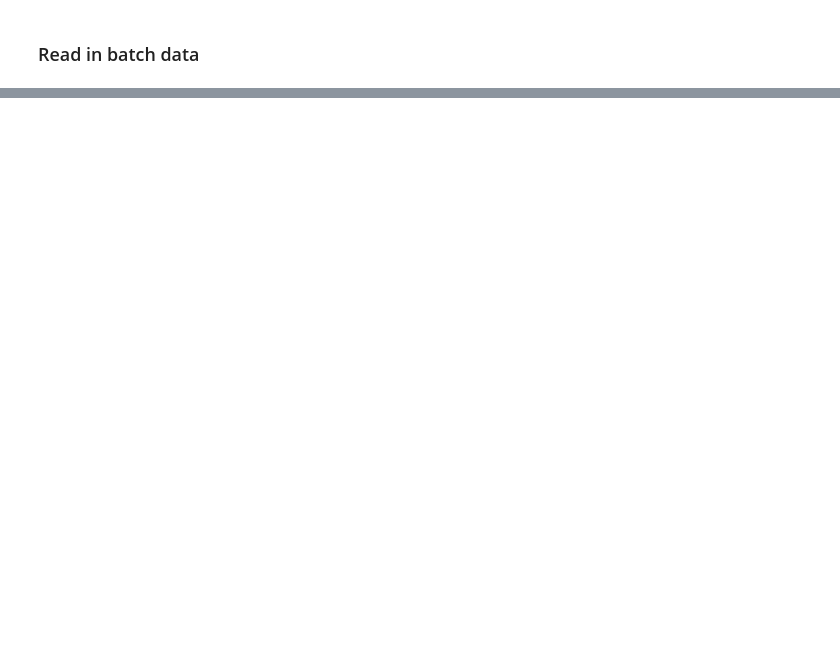
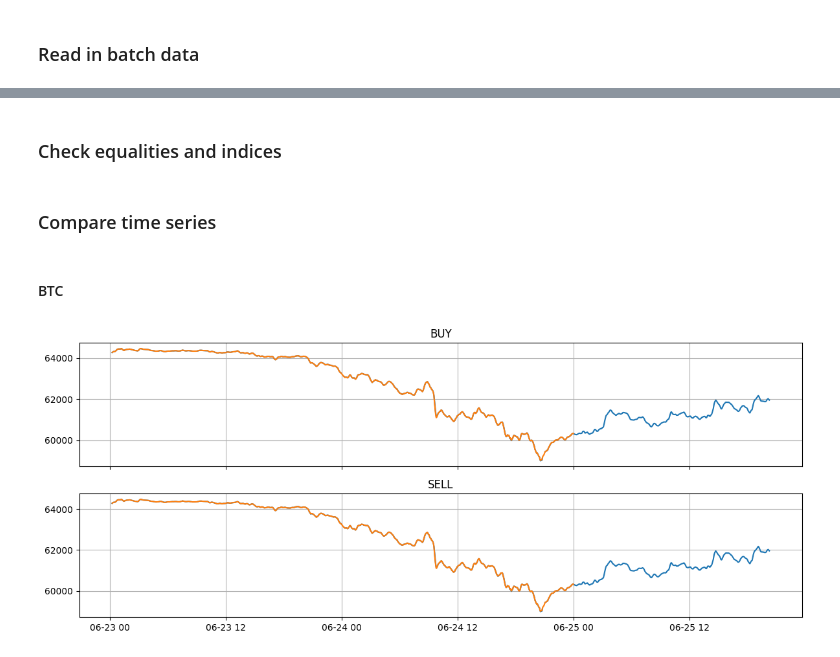
Before and after one commit to evnchw/charadrius, a Jupyter notebook: notebooks/market_trades/summary.ipynb, the cells around one changed output, grey strips where cells are left out. Saved outputs shown, nothing was run; the diff lists cells and outputs as text; code cells hidden in the pictures; blank space fills up the shorter version.

Commit message:
compare market trades

```diff
--- a/notebooks/market_trades/summary.ipynb
+++ b/notebooks/market_trades/summary.ipynb
@@ -68,7 +95,11 @@ df_batch = pd.concat([
         (pd.to_datetime(re.findall(r"2[0-9]+", f)[0]) <= pd.to_datetime(TODAY))
     )
 ]).drop(columns=['exchange','date']) # redundant
+for timestamp_col in ['timestamp','local_timestamp']:
+    df_batch[timestamp_col] = df_batch[timestamp_col].astype("datetime64[ns, UTC]")
+df_batch['id'] = df_batch['id'].astype("Int64")
 df_batch['is_snapshot'] = False # no snapshots, actually all real data
+df_batch['is_snapshot'] = df_batch['is_snapshot'].astype("boolean")
 df_batch['symbol'] = df_batch['symbol'].apply(lambda x: x.replace("-","").lower())
 df_batch = df_batch[df_rt.columns]
 # %%
@@ -81,0 +133,2 @@ df_batch.head()
+# %% [markdown]
+### Check equalities and indices
@@ -81,0 +138,44 @@ df_batch.head()
+# %% [markdown]
+### Compare time series
+# %% [markdown]
+#### BTC
+# %%
+df_rt_agg = (
+    # - snapshot, so take average (within time)
+    # - truncate local timestamp to minute
+    # - pivot
+    df_rt
+    .query("symbol == 'btcusd'").drop(columns=['symbol'])
+    .assign(minute=lambda df: df['timestamp'].dt.floor(freq="min"))
+    .groupby(['minute','side'])[['price']].mean()
+    .reset_index()
+    .assign(dataset="RT")
+)
+
+df_batch_agg = (
+    # - snapshot, so take average (within time)
+    # - truncate local timestamp to minute
+    # - pivot
+    df_batch
+    .query("symbol == 'btcusd'").drop(columns=['symbol'])
+    .assign(minute=lambda df: df['timestamp'].dt.floor(freq="min"))
+    .groupby(['minute','side'])[['price']].mean()
+    .reset_index()
+    .assign(dataset="BATCH")
+)
+
+df_agg = pd.concat([df_rt_agg, df_batch_agg]).pivot(index=['minute'], columns=['dataset','side'])
+df_agg = df_agg.rolling(15).mean() # rolling N-minute mean
+
+f, ax = plt.subplots(figsize=(12,5), nrows=2, sharex=True)
+plt.axes(ax[0])
+plt.plot(df_agg.index, df_agg[[('price','RT','buy'),('price','BATCH','buy')]])
+plt.title("BUY")
+plt.grid(True)
+plt.axes(ax[1])
+plt.plot(df_agg.index, df_agg[[('price','RT','sell'),('price','BATCH','sell')]])
+plt.title("SELL")
+plt.grid(True)
+plt.tight_layout()
+# %% [output]
+[figure, added]
```
Also changed, not shown: parts of 13 cells of this notebook.
